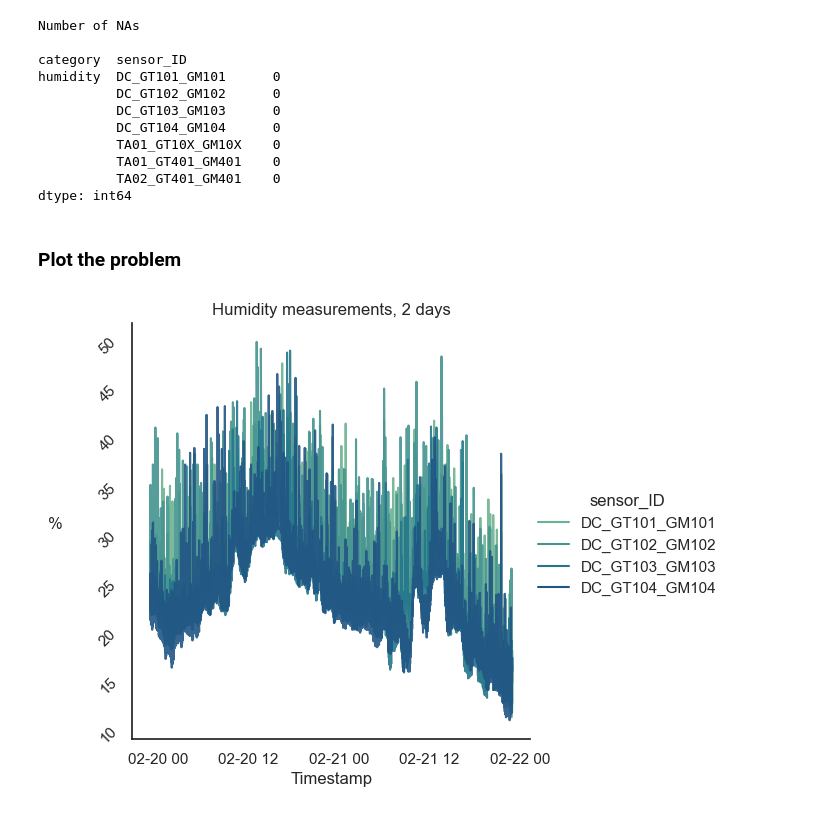
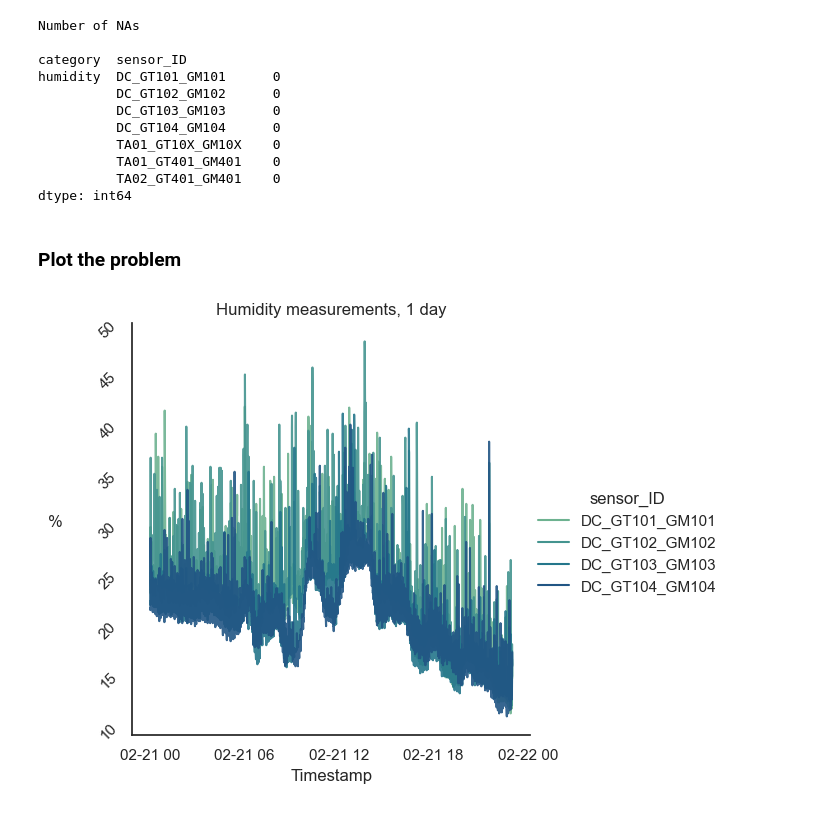
Before and after one commit to oStglnd/rise-gh, a Jupyter notebook: cleaning/smoothing.ipynb, the cells around one changed output. Saved outputs shown, nothing was run; the diff lists cells and outputs as text; code cells hidden in the pictures.

```diff
--- a/cleaning/smoothing.ipynb
+++ b/cleaning/smoothing.ipynb
@@ -71,41 +71,42 @@ humidity  DC_GT101_GM101      0
           TA01_GT401_GM401    0
           TA02_GT401_GM401    0
 dtype: int64
-# %% [markdown]
-### Plot the problem
-# %%
-# set seaborn style/theme
-sns.set_theme()
-sns.set_style('white')
-
-# create subset f. plotting, remove all date indices except DateTime
-subset = data[x_vars[:4]].iloc[-5760:].copy()
-subset = subset.droplevel(
-    level=[0, 1, 2],
-    axis=0
-)
-
-ax = sns.relplot(
-    data=subset,
-    kind='line',
-    palette='crest',
-    alpha=0.9,
-    dashes=False,
-    markers=False,
-    legend='full',
-    linewidth=1.5
-)
-
-ax.set_xticklabels(step=2)
-
-plt.yticks(rotation=45)
-plt.xlabel('Timestamp')
-plt.ylabel('%', loc='center', rotation=0, fontsize=12, labelpad=30)
-plt.title('Humidity measurements, 2 days')
-
-fpath = plot_path + 'humidity_2d.png'
-plt.savefig(fpath, bbox_inches='tight', dpi=500)
-
-plt.show()
-# %% [output]
-[figure, removed]
+# %% [markdown]
+### Plot the problem
+# %%
+# set seaborn style/theme
+sns.set_theme()
+sns.set_style('white')
+
+# create subset f. plotting, remove all date indices except DateTime
+subset = data.loc[(2, 21)][x_vars[:4]].copy()
+subset = subset.droplevel(
+    #level=[0, 1, 2],
+    level=0,
+    axis=0
+)
+
+ax = sns.relplot(
+    data=subset,
+    kind='line',
+    palette='crest',
+    alpha=0.9,
+    dashes=False,
+    markers=False,
+    legend='full',
+    linewidth=1.5
+)
+
+ax.set_xticklabels(step=2)
+
+plt.yticks(rotation=45)
+plt.xlabel('Timestamp')
+plt.ylabel('%', loc='center', rotation=0, fontsize=12, labelpad=30)
+plt.title('Humidity measurements, 1 day')
+
+fpath = plot_path + 'humidity_1d.png'
+plt.savefig(fpath, bbox_inches='tight', dpi=500)
+
+plt.show()
+# %% [output]
+[figure, added]
```
Also changed, not shown: parts of 2 cells of this notebook, 3 other files.
